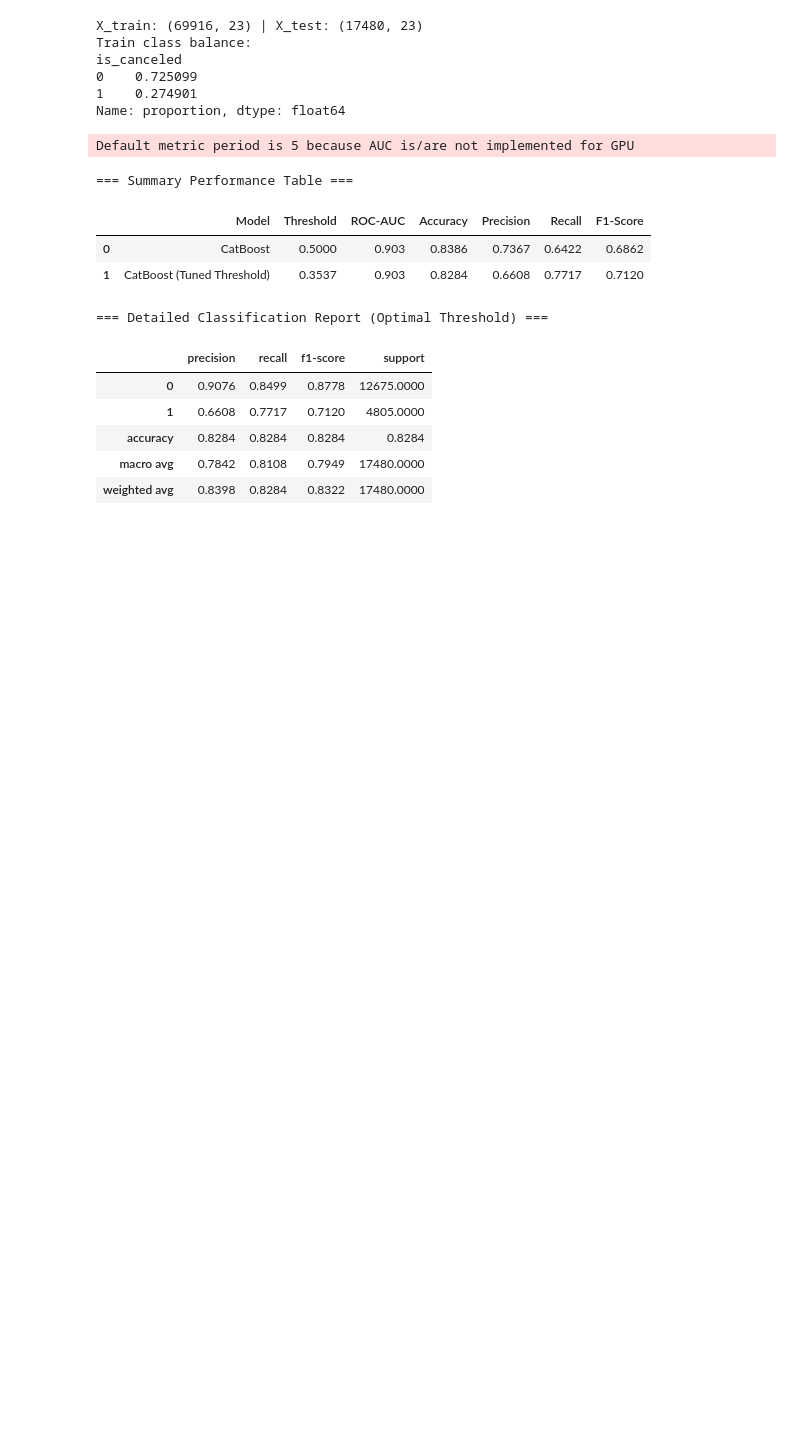
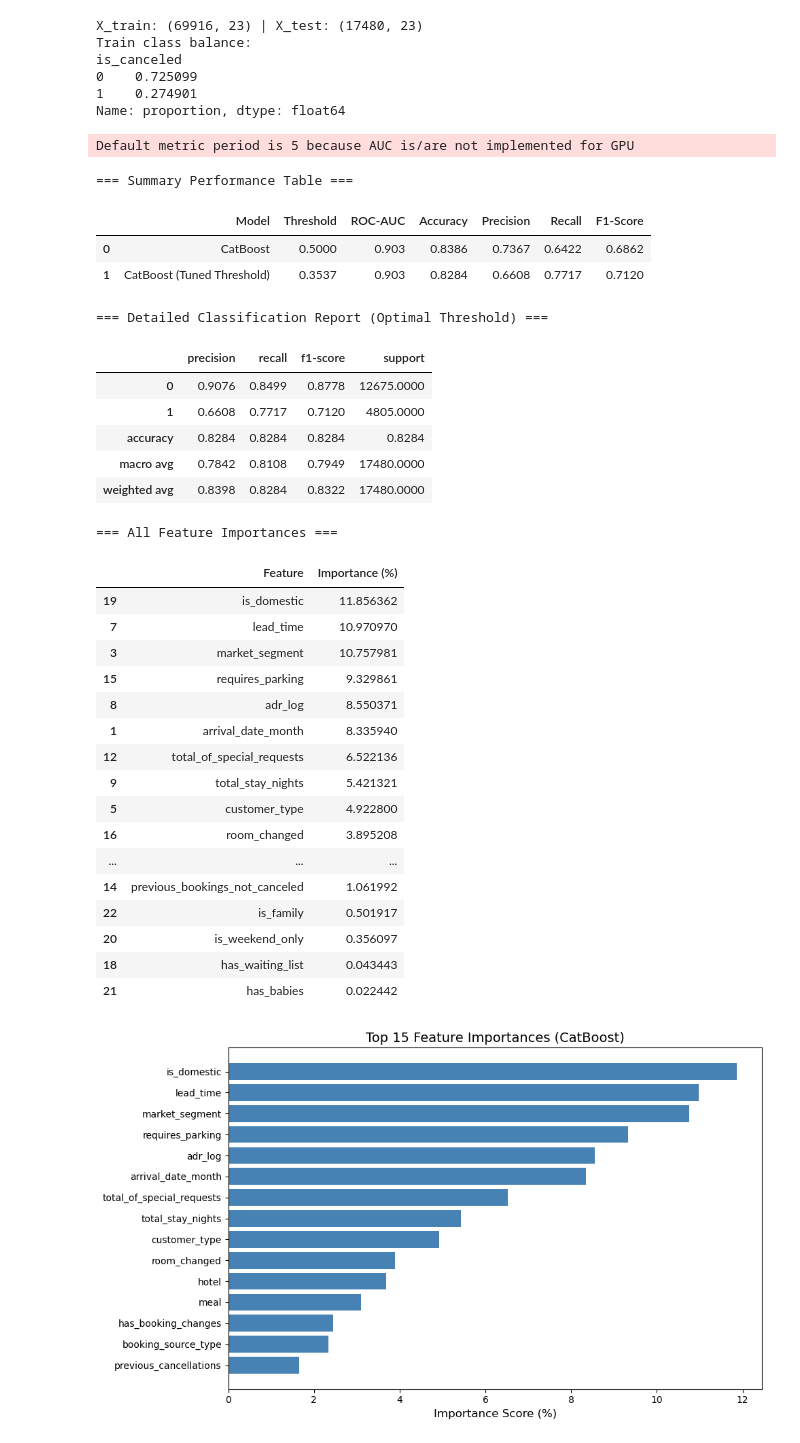
Before and after one commit to dipk6545/hotel-booking-aml, a Jupyter notebook: models/catbook.ipynb, the cells around one changed output. Saved outputs shown, nothing was run; the diff lists cells and outputs as text; code cells hidden in the pictures; blank space fills up the shorter version.

```diff
--- a/models/catbook.ipynb
+++ b/models/catbook.ipynb
@@ -315,3 +315,40 @@ Default metric period is 5 because AUC is/are not implemented for GPU
 | accuracy | 0.8284 | 0.8284 | 0.8284 | 0.8284 |
 | macro avg | 0.7842 | 0.8108 | 0.7949 | 17480.0000 |
 | weighted avg | 0.8398 | 0.8284 | 0.8322 | 17480.0000 |
+# %%
+# 1. Create DataFrame with Feature Importances
+importance_df = pd.DataFrame({
+    'Feature': X_train.columns,
+    'Importance (%)': final_cat_model.get_feature_importance()
+}).sort_values(by='Importance (%)', ascending=False)
+# 2. Display Table
+print("=== All Feature Importances ===")
+display(importance_df)
+# 3. Plot Top 15 Features Horizontal Bar Chart
+plt.figure(figsize=(10, 6))
+top15 = importance_df.head(15).iloc[::-1]
+plt.barh(top15['Feature'], top15['Importance (%)'], color='steelblue')
+plt.title("Top 15 Feature Importances (CatBoost)", fontsize=14)
+plt.xlabel("Importance Score (%)", fontsize=12)
+plt.tight_layout()
+plt.show()
+# %% [output]
+=== All Feature Importances ===
+|  | Feature | Importance (%) |
+| 19 | is_domestic | 11.856362 |
+| 7 | lead_time | 10.970970 |
+| 3 | market_segment | 10.757981 |
+| 15 | requires_parking | 9.329861 |
+| 8 | adr_log | 8.550371 |
+| 1 | arrival_date_month | 8.335940 |
+| 12 | total_of_special_requests | 6.522136 |
+| 9 | total_stay_nights | 5.421321 |
+| 5 | customer_type | 4.922800 |
+| 16 | room_changed | 3.895208 |
+| ... | ... | ... |
+| 14 | previous_bookings_not_canceled | 1.061992 |
+| 22 | is_family | 0.501917 |
+| 20 | is_weekend_only | 0.356097 |
+| 18 | has_waiting_list | 0.043443 |
+| 21 | has_babies | 0.022442 |
+[figure, added]
```
